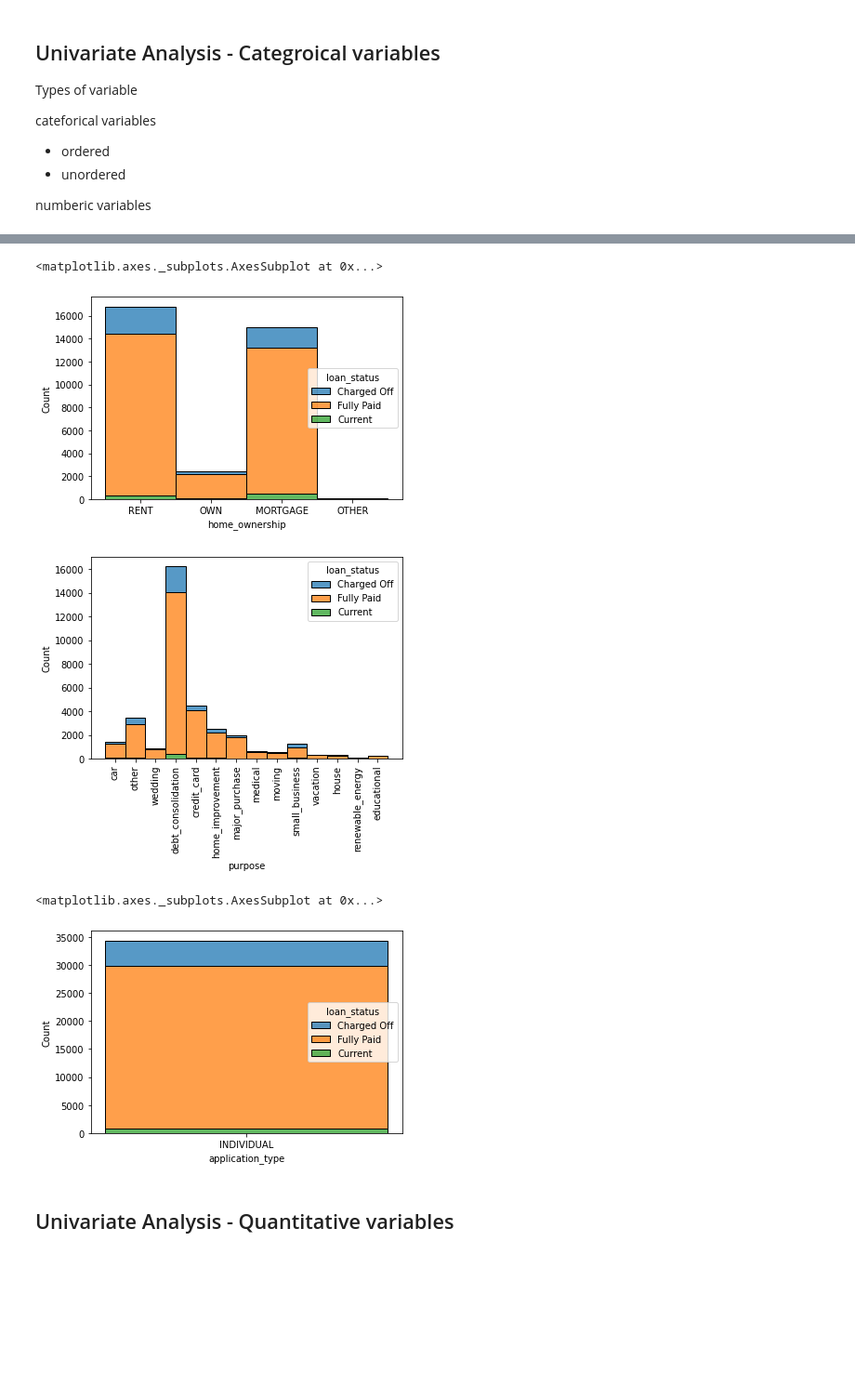
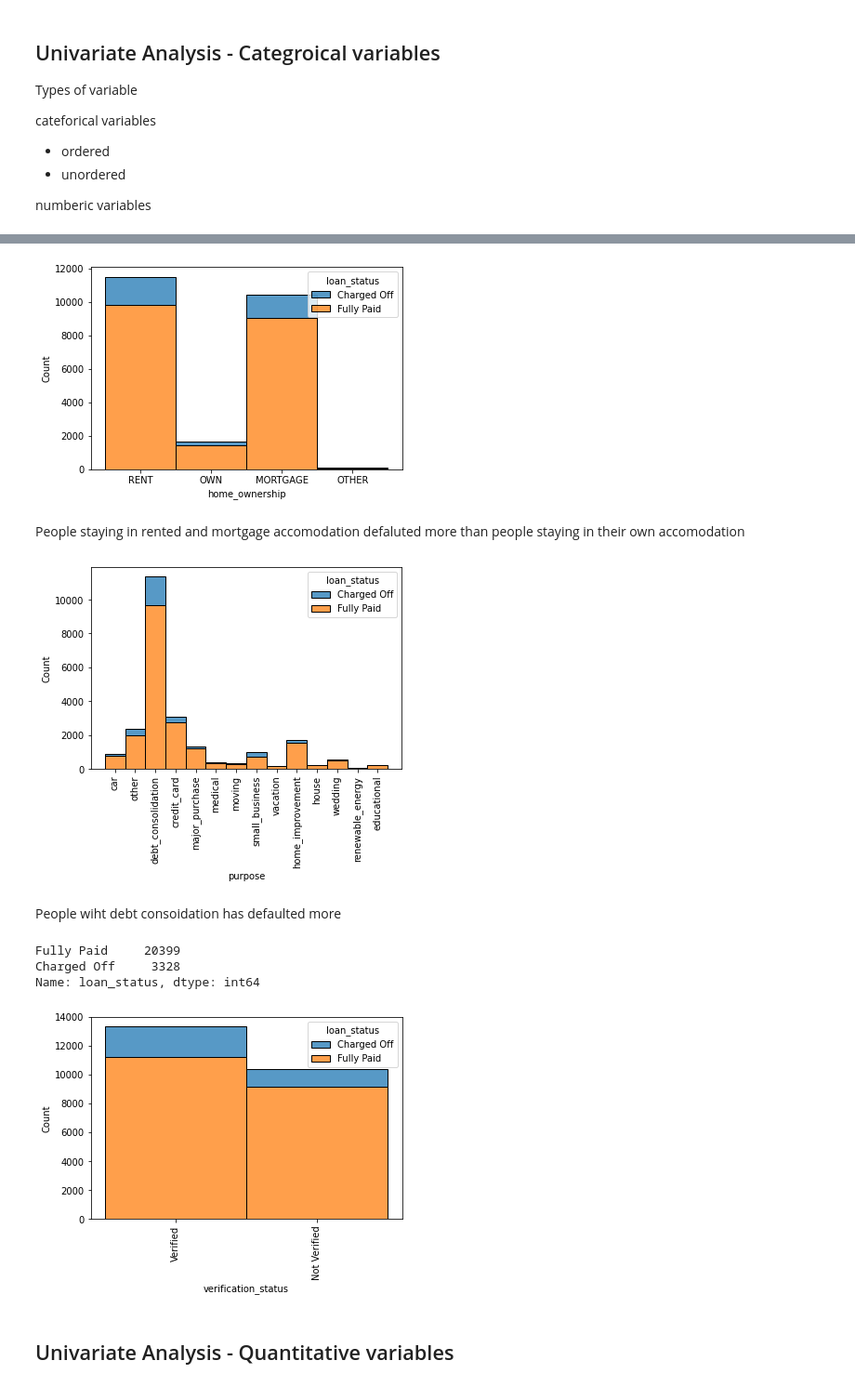
Before and after one commit to hargurjeet/Lending-Club-CaseStudy, a Jupyter notebook: Lending_Club_Case_Study.ipynb, the cells around one changed output, grey strips where cells are left out. Shown at 93% size. Saved outputs shown, nothing was run; the diff lists cells and outputs as text; code cells hidden in the pictures; blank space fills up the shorter version.

```diff
--- a/Lending_Club_Case_Study.ipynb
+++ b/Lending_Club_Case_Study.ipynb
@@ -270,9 +264,10 @@ Index(['id', 'member_id', 'loan_amnt', 'funded_amnt', 'funded_amnt_inv',
 # %%
 relevant_cols=['loan_amnt', 'funded_amnt', 'funded_amnt_inv','term', 'int_rate', 'installment',
                'grade', 'emp_length', 'sub_grade','home_ownership',
-               'annual_inc', 'verification_status', 'loan_status','purpose',]
+               'annual_inc', 'verification_status', 'loan_status','purpose','issue_d']
 
 df4 = df3[relevant_cols]
+
 df4.head()
 # %% [output]
 |  | loan_amnt | funded_amnt | funded_amnt_inv | term | int_rate | installment | grade | emp_length | ... |
@@ -312,6 +323,8 @@ Following columns can be fixed to analyse them better
 df4.term = df4.term.apply(lambda x: x.strip(' months')).astype('int64')
 df4.emp_length = df4.emp_length.apply(lambda x: x.strip(' years < year +')).astype('int64')
 df4.int_rate = df4.int_rate.apply(lambda x: x.strip(' %')).astype('float')
+df4[['Issue_Month', 'Issue_Year']] =df4.issue_d.str.split("-", expand = True)
+df4[['Issue_Year']] = df4[['Issue_Year']].astype('int64')
 # %% [output]
 A value is trying to be set on a copy of a slice from a DataFrame.
 Try using .loc[row_indexer,col_indexer] = value instead
@@ -495,0 +488,3 @@ Name: loan_status, dtype: float64
+# %%
+df4 = df4[~(df.loan_status=='Current')]
+df4.loan_status.value_counts(normalize=True)
@@ -530,19 +523,34 @@ plt.show()
 # %%
-sns.histplot(x=df6.home_ownership, hue=df6.loan_status, multiple="stack")
+sns.histplot(x=df4.home_ownership, hue=df4.loan_status, multiple="stack")
+plt.show()
 # %% [output]
-<matplotlib.axes._subplots.AxesSubplot at 0x...>
-[figure, old version]
+[figure, new version]
+# %% [markdown]
+People staying in rented and mortgage accomodation defaluted more than people staying in their own accomodation
 # %%
-sns.histplot(x=df6.purpose, hue=df6.loan_status, multiple="stack")
+sns.histplot(x=df4.purpose, hue=df4.loan_status, multiple="stack")
 plt.xticks(rotation=90)
 plt.show()
 # %% [output]
-[figure, old version]
+[figure, new version]
+# %% [markdown]
+People wiht debt consoidation has defaulted more
+# %%
+## Cosidering Verified and source verified would mean the same
+# df4[df4.verification_status == 'Source Verified'].verification_status = 'Verified'
+df4.loc[df['verification_status'] == 'Source Verified', 'verification_status'] = 'Verified'
+# %%
+df4.loan_status.value_counts()
+# %% [output]
+Fully Paid     20399
+Charged Off     3328
+Name: loan_status, dtype: int64
 # %%
-sns.histplot(x=df6.application_type, hue=df6.loan_status, multiple="stack")
+sns.histplot(x=df4.verification_status, hue=df4.loan_status, multiple="stack")
+plt.xticks(rotation=90)
+plt.show()
 # %% [output]
-<matplotlib.axes._subplots.AxesSubplot at 0x...>
-[figure, old version]
+[figure, new version]
 # %% [markdown]
 ## Univariate Analysis - Quantitative variables
 # %%
```
Also changed, not shown: parts of 27 cells of this notebook.
